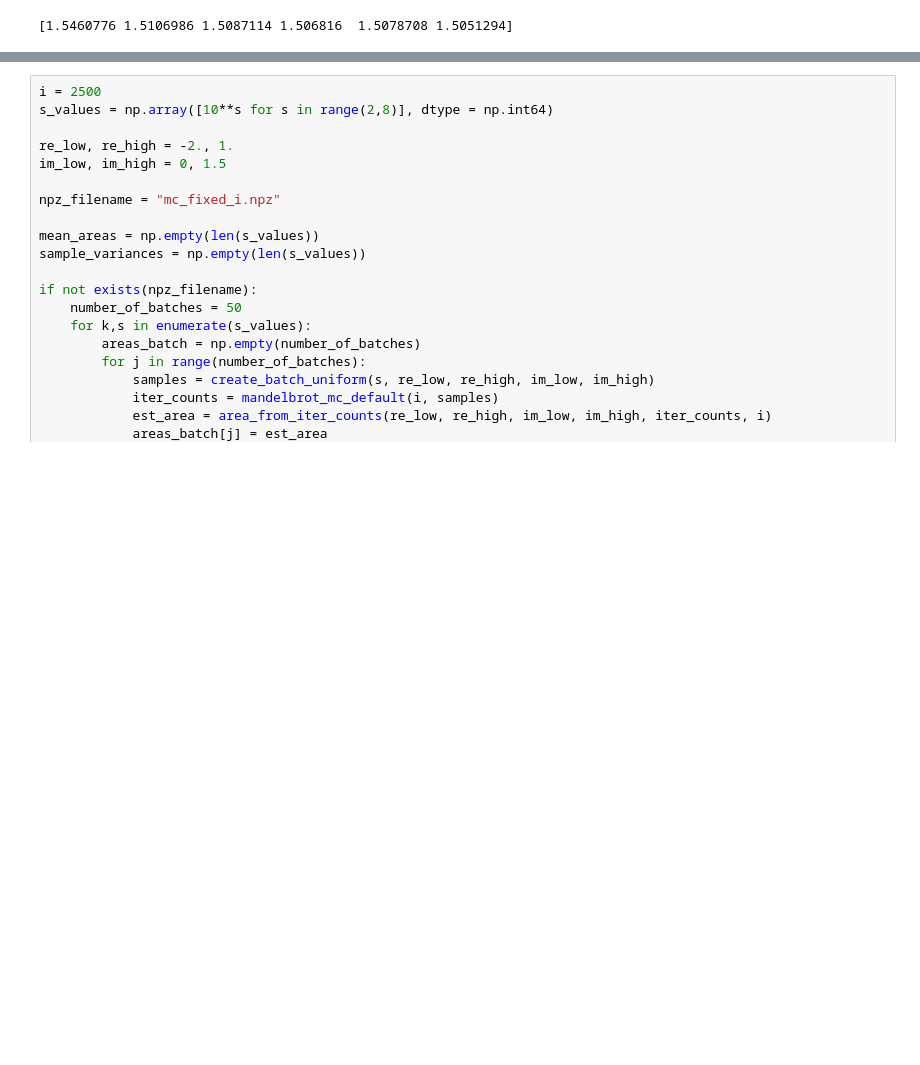
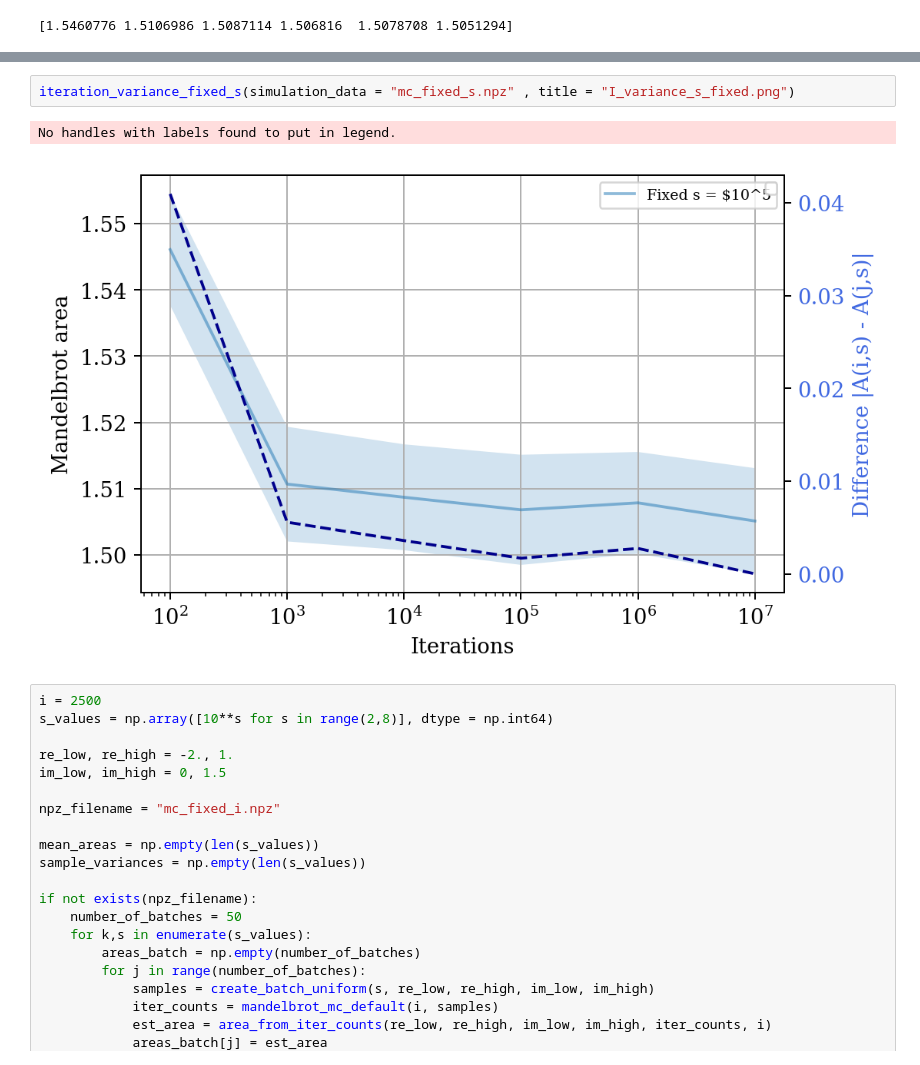
Before and after one commit to loonatick-src/stochastic-sim-1, a Jupyter notebook: monte_carlo.ipynb, the cells around one changed output, grey strips where cells are left out. Saved outputs shown, nothing was run; the diff lists cells and outputs as text; blank space fills up the shorter version.

```diff
--- a/monte_carlo.ipynb
+++ b/monte_carlo.ipynb
@@ -323,3 +368,8 @@ print(mean_areas * 2)
+# %%
+iteration_variance_fixed_s(simulation_data = "mc_fixed_s.npz" , title = "I_variance_s_fixed.png")
+# %% [output]
+No handles with labels found to put in legend.
+[figure, added]
 # %%
 i = 2500
 s_values = np.array([10**s for s in range(2,8)], dtype = np.int64)
```
Also changed, not shown: parts of 7 cells of this notebook, 2 other files.
